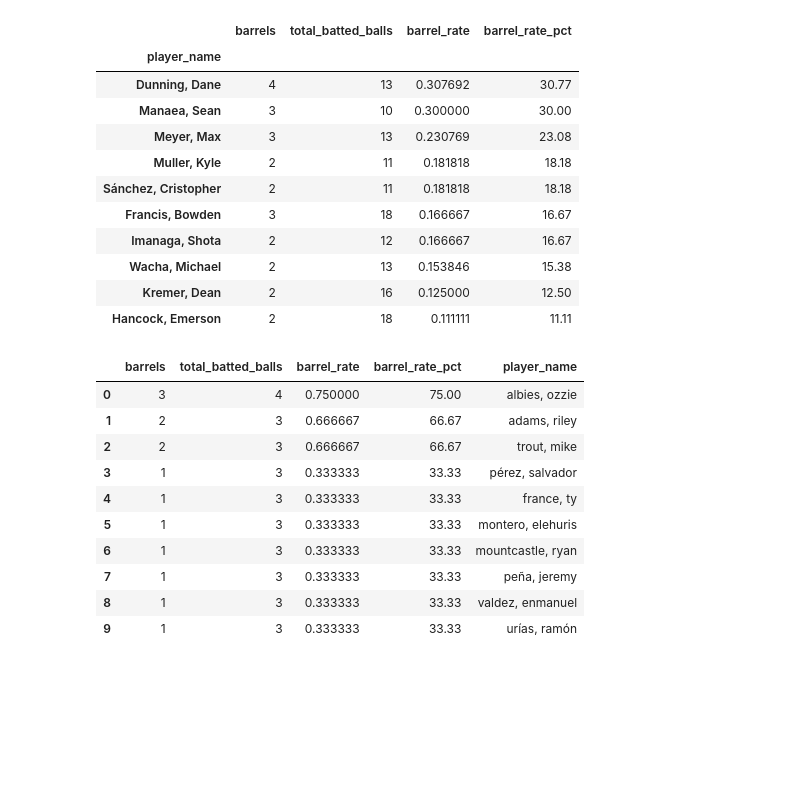
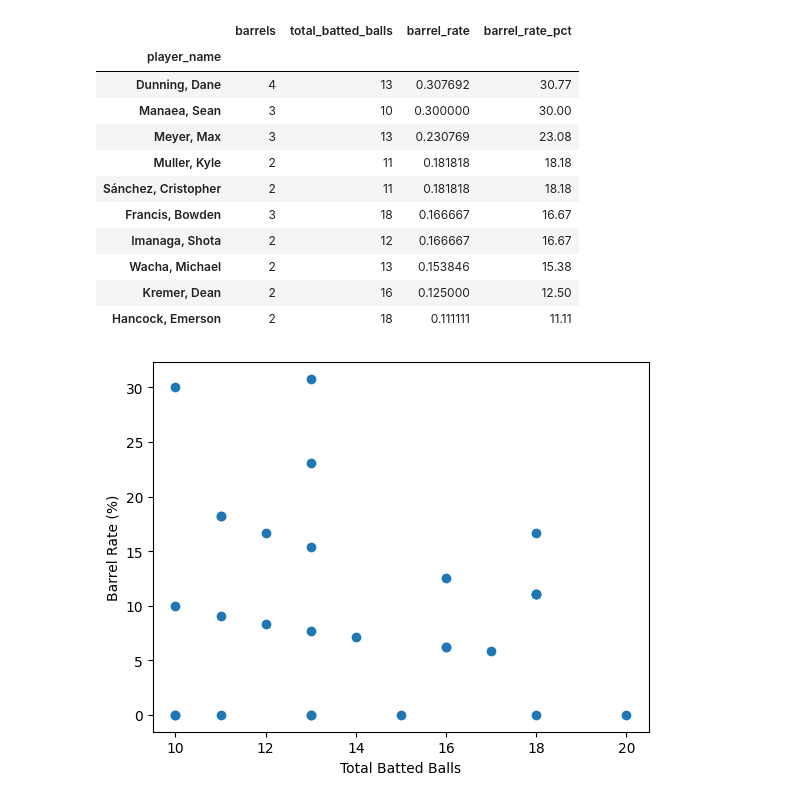
Before and after one commit to tpatel00/mlb-analytics-pipeline, a Jupyter notebook: notebooks/analysis.ipynb, the cells around one changed output. Cells and saved outputs as stored; diff of their text form; code cells hidden in the pictures; blank space fills up the shorter version.

Commit message:
created some visual examples on notebook

```diff
--- a/notebooks/analysis.ipynb
+++ b/notebooks/analysis.ipynb
@@ -148,62 +148,15 @@ barrel_stats.head(10)
 | Wacha, Michael | 2 | 13 | 0.153846 | 15.38 |
 | Kremer, Dean | 2 | 16 | 0.125000 | 12.50 |
 | Hancock, Emerson | 2 | 18 | 0.111111 | 11.11 |
-# %%
-# Create gold level table for barrel rate (HITTERS ONLY)
-
-import numpy as np
-from pybaseball import playerid_reverse_lookup
-
-hitter_barrels = df_cleaned.dropna(subset=['launch_speed_angle']).copy()
-
-hitter_barrels['barrel'] = np.where(hitter_barrels['launch_speed_angle'] == 6, 1, 0)
-
-hitter_barrel_stats = hitter_barrels.groupby('batter')['barrel'].agg(['sum', 'count'])
-
-hitter_barrel_stats = hitter_barrel_stats.rename(columns={"sum": "barrels", "count": "total_batted_balls"}) # Rename aggregated columns
-
-hitter_barrel_stats['barrel_rate'] = hitter_barrel_stats['barrels'] / hitter_barrel_stats['total_batted_balls'] # Calculate barrel rate
-hitter_barrel_stats = hitter_barrel_stats[hitter_barrel_stats['total_batted_balls'] >= 3] # Get at least 3 batted balls per player for sample size
-hitter_barrel_stats["barrel_rate_pct"] = (hitter_barrel_stats["barrel_rate"] * 100).round(2) # Create clean display column for percentage
-hitter_barrel_stats = hitter_barrel_stats.sort_values("barrel_rate", ascending=False)
-
-# Get unique batter IDs from your cleaned data
-unique_batters = df_cleaned["batter"].dropna().unique()
-
-# Look up batter names using MLBAM IDs
-batter_names_df = playerid_reverse_lookup(
-    unique_batters,
-    key_type="mlbam"
-)
-
-# Format names as "Last, First" to match Statcast player_name format
-batter_names_df["player_name"] = (
-    batter_names_df["name_last"] + ", " + batter_names_df["name_first"]
-)
-
-# Merge names onto hitter barrel stats
-hitter_barrel_stats = hitter_barrel_stats.merge(
-    batter_names_df[["key_mlbam", "player_name"]],
-    left_on="batter",
-    right_on="key_mlbam",
-    how="left"
-)
-
-# Drop duplicate ID column from lookup
-hitter_barrel_stats = hitter_barrel_stats.drop(columns=["key_mlbam"])
-
-hitter_barrel_stats.head(10)
-# %% [output]
-|  | barrels | total_batted_balls | barrel_rate | barrel_rate_pct | player_name |
-| 0 | 3 | 4 | 0.750000 | 75.00 | albies, ozzie |
-| 1 | 2 | 3 | 0.666667 | 66.67 | adams, riley |
-| 2 | 2 | 3 | 0.666667 | 66.67 | trout, mike |
-| 3 | 1 | 3 | 0.333333 | 33.33 | pérez, salvador |
-| 4 | 1 | 3 | 0.333333 | 33.33 | france, ty |
-| 5 | 1 | 3 | 0.333333 | 33.33 | montero, elehuris |
-| 6 | 1 | 3 | 0.333333 | 33.33 | mountcastle, ryan |
-| 7 | 1 | 3 | 0.333333 | 33.33 | peña, jeremy |
-| 8 | 1 | 3 | 0.333333 | 33.33 | valdez, enmanuel |
-| 9 | 1 | 3 | 0.333333 | 33.33 | urías, ramón |
 # %%
-# Generate visual for pitcher barrel rate
+# Generate visual for pitcher barrel rate (Scatter)
+
+x_pitcher = barrel_stats['total_batted_balls'] # Relationship between total batted balls and barrel rate
+y_pitcher = barrel_stats['barrel_rate_pct']
+
+plt.scatter(x=x_pitcher, y=y_pitcher)
+plt.xlabel('Total Batted Balls')
+plt.ylabel('Barrel Rate (%)')
+plt.show()
+# %% [output]
+[figure, added]
```
Also changed, not shown: parts of 1 cell of this notebook.
